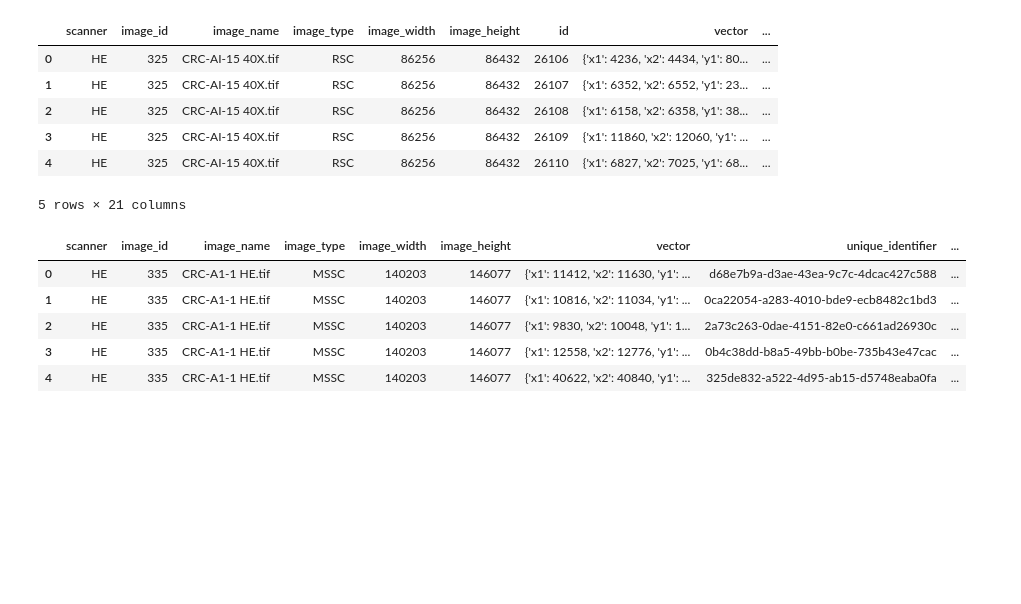
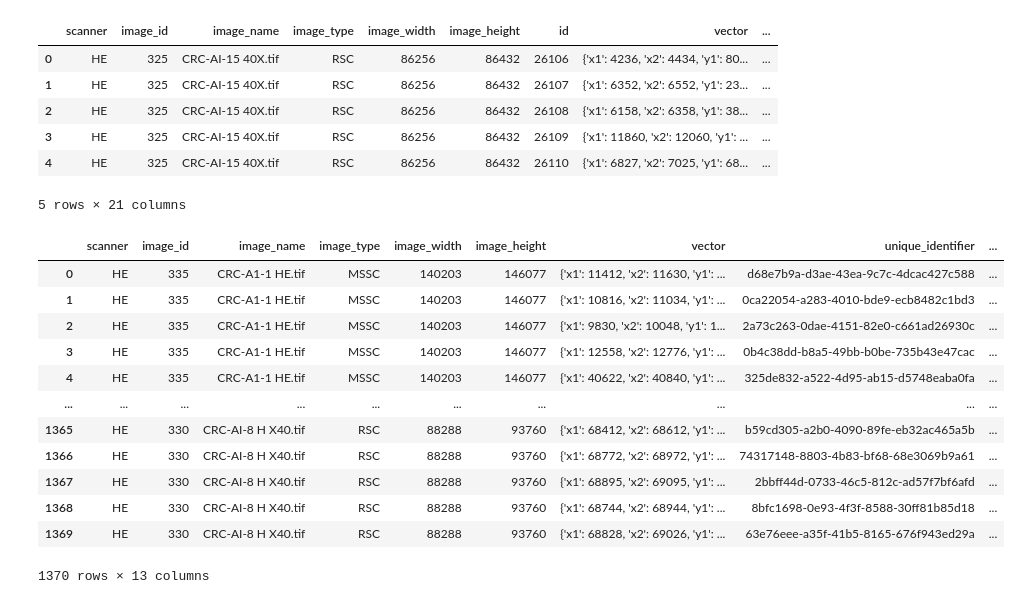
Before and after one commit to ChristianMarzahl/EIPH_WSI, a Jupyter notebook: MIDL2021/Registration/Validation/HE_IHC/TransformGtWithQuadTree.ipynb, the cells around one changed output. Cells and saved outputs as stored; diff of their text form; code cells hidden in the pictures; blank space fills up the shorter version.

Commit message:
Minor transformation bug fixes

```diff
--- a/MIDL2021/Registration/Validation/HE_IHC/TransformGtWithQuadTree.ipynb
+++ b/MIDL2021/Registration/Validation/HE_IHC/TransformGtWithQuadTree.ipynb
@@ -124,45 +120,77 @@ for path in Path("../../ColonCancer/").glob("*/*/*-To-*.pickle"):
     if len(target_annos) == 0:
         continue
 
-    target_anno = target_annos.iloc[0]
+    for id, source_anno in source_annos.iterrows():
 
-    target_scanner = target_anno.scanner
-    image_id = target_anno.image_id
-    image_name = target_anno.image_name
-    image_width, image_height = target_anno.image_width, target_anno.image_height
+        #if source_anno.type_name != "L23":
+        #    continue
 
-    for id, source_anno in source_annos.iterrows():
+        #if target_name != "CRC-A1-10 HE":
+        #    continue
+
+        #if qtree.thumbnail_size[0] != 2048:
+        #    continue
+
+
+        target_anno = target_annos[target_annos["type_name"] == source_anno.type_name].iloc[0]
+
+        target_scanner = target_anno.scanner
+        image_id = target_anno.image_id
+        image_name = target_anno.image_name
+        image_width, image_height = target_anno.image_width, target_anno.image_height
 
         box = [source_anno.center_x, source_anno.center_y, source_anno.anno_width, source_anno.anno_height]
 
         trans_box = qtree.transform_boxes(np.array([box]))[0]
+
+        distance = 99999
+        for i in range(0, qtree.target_depth+1):
+
+            temp_trans_box = qtree.transform_boxes(np.array([box]), i)[0]
+
+            temp_distance = np.linalg.norm(target_anno.center-temp_trans_box[:2])
+
+            #print(f"{i}:  {temp_trans_box[:2]} ->  {target_anno.center} = {temp_distance}")
+
+            if temp_distance < distance:
+                trans_box = temp_trans_box
+                distance = temp_distance
+
 
         new_x1 = int(trans_box[0] - trans_box[2] // 2)
         new_y1 = int(trans_box[1] - trans_box[3] // 2)
         new_x2 = int(trans_box[0] + trans_box[2] // 2)
         new_y2 = int(trans_box[1] + trans_box[3] // 2)
 
         vector = {'x1': new_x1, 'x2': new_x2, 'y1': new_y1, 'y2': new_y2}
 
         row = [target_scanner, image_id, image_name, image_type, image_width, image_height,
                        vector, source_anno.unique_identifier, source_anno.annotation_type,
                        source_anno.type_name, f"QTree_L{qtree.target_depth}", qtree.run_time, qtree.thumbnail_size[0]]
 
         results.append(row)
 
 quality = pd.DataFrame(quality, columns=["patient_id", "source", "target","mean_reg_error", "thumbnail_size", "image_type", "target_depth", "run_time"])
 
 results = pd.DataFrame(results, columns=["scanner", "image_id", "image_name", "image_type", "image_width",
                                          "image_height", "vector", "unique_identifier", "annotation_type",
                                          "type_name", "method", "runtime", "thumbnail_size"])
-results.head()
+#results.head()
+results
 # %% [output]
 |  | scanner | image_id | image_name | image_type | image_width | image_height | vector | unique_identifier | ... |
 | 0 | HE | 335 | CRC-A1-1 HE.tif | MSSC | 140203 | 146077 | {'x1': 11412, 'x2': 11630, 'y1': ... | d68e7b9a-d3ae-43ea-9c7c-4dcac427c588 | ... |
 | 1 | HE | 335 | CRC-A1-1 HE.tif | MSSC | 140203 | 146077 | {'x1': 10816, 'x2': 11034, 'y1': ... | 0ca22054-a283-4010-bde9-ecb8482c1bd3 | ... |
 | 2 | HE | 335 | CRC-A1-1 HE.tif | MSSC | 140203 | 146077 | {'x1': 9830, 'x2': 10048, 'y1': 1... | 2a73c263-0dae-4151-82e0-c661ad26930c | ... |
 | 3 | HE | 335 | CRC-A1-1 HE.tif | MSSC | 140203 | 146077 | {'x1': 12558, 'x2': 12776, 'y1': ... | 0b4c38dd-b8a5-49bb-b0be-735b43e47cac | ... |
 | 4 | HE | 335 | CRC-A1-1 HE.tif | MSSC | 140203 | 146077 | {'x1': 40622, 'x2': 40840, 'y1': ... | 325de832-a522-4d95-ab15-d5748eaba0fa | ... |
+| ... | ... | ... | ... | ... | ... | ... | ... | ... | ... |
+| 1365 | HE | 330 | CRC-AI-8 H X40.tif | RSC | 88288 | 93760 | {'x1': 68412, 'x2': 68612, 'y1': ... | b59cd305-a2b0-4090-89fe-eb32ac465a5b | ... |
+| 1366 | HE | 330 | CRC-AI-8 H X40.tif | RSC | 88288 | 93760 | {'x1': 68772, 'x2': 68972, 'y1': ... | 74317148-8803-4b83-bf68-68e3069b9a61 | ... |
+| 1367 | HE | 330 | CRC-AI-8 H X40.tif | RSC | 88288 | 93760 | {'x1': 68895, 'x2': 69095, 'y1': ... | 2bbff44d-0733-46c5-812c-ad57f7bf6afd | ... |
+| 1368 | HE | 330 | CRC-AI-8 H X40.tif | RSC | 88288 | 93760 | {'x1': 68744, 'x2': 68944, 'y1': ... | 8bfc1698-0e93-4f3f-8588-30ff81b85d18 | ... |
+| 1369 | HE | 330 | CRC-AI-8 H X40.tif | RSC | 88288 | 93760 | {'x1': 68828, 'x2': 69026, 'y1': ... | 63e76eee-a35f-41b5-8165-676f943ed29a | ... |
+1370 rows × 13 columns
 # %%
 for thumbnail_size in results["thumbnail_size"].unique():
 
```
Also changed, not shown: parts of 5 cells of this notebook, 11 other files.
